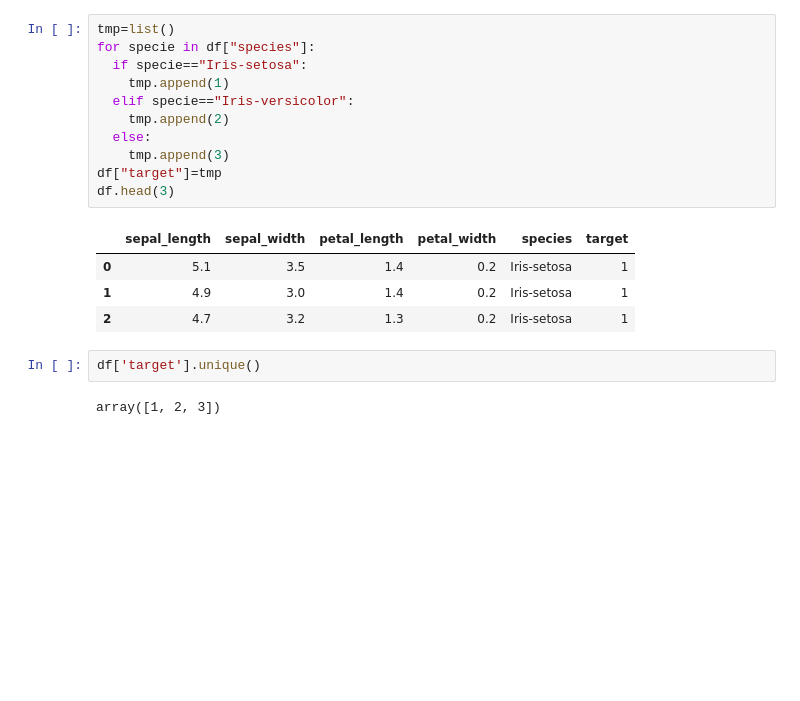
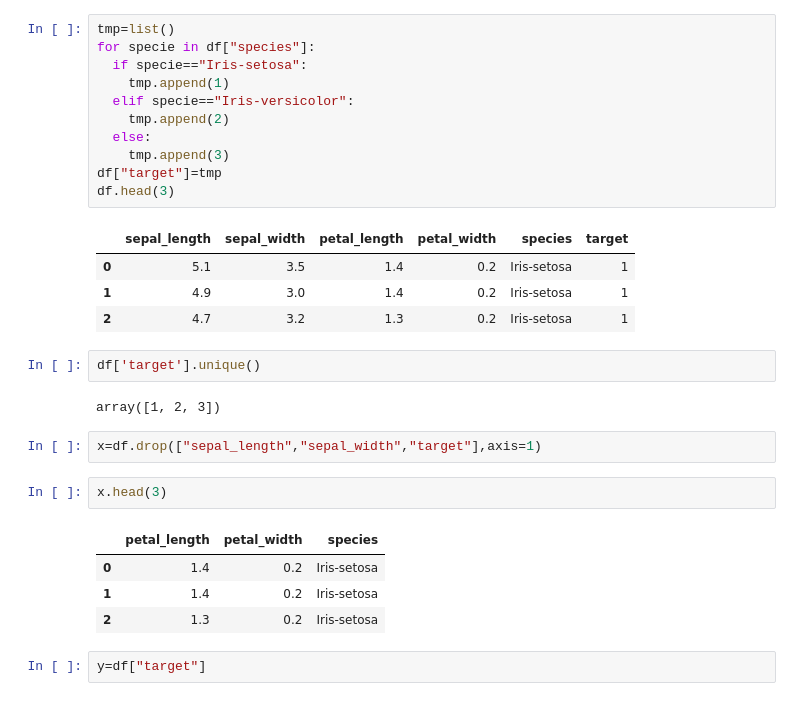
Before and after one commit to MayVera/inteligenciaArtificial, a Jupyter notebook: Evaluacion.ipynb, the cells around one changed output. Drawn from its saved outputs; the diff is of its cells as text; blank space fills up the shorter version.

```diff
--- a/Evaluacion.ipynb
+++ b/Evaluacion.ipynb
@@ -110,3 +110,14 @@ df.head(3)
 df['target'].unique()
 # %% [output]
 array([1, 2, 3])
+# %%
+x=df.drop(["sepal_length","sepal_width","target"],axis=1)
+# %%
+x.head(3)
+# %% [output]
+|  | petal_length | petal_width | species |
+| 0 | 1.4 | 0.2 | Iris-setosa |
+| 1 | 1.4 | 0.2 | Iris-setosa |
+| 2 | 1.3 | 0.2 | Iris-setosa |
+# %%
+y=df["target"]
```
Also changed, not shown: parts of 4 cells of this notebook.
